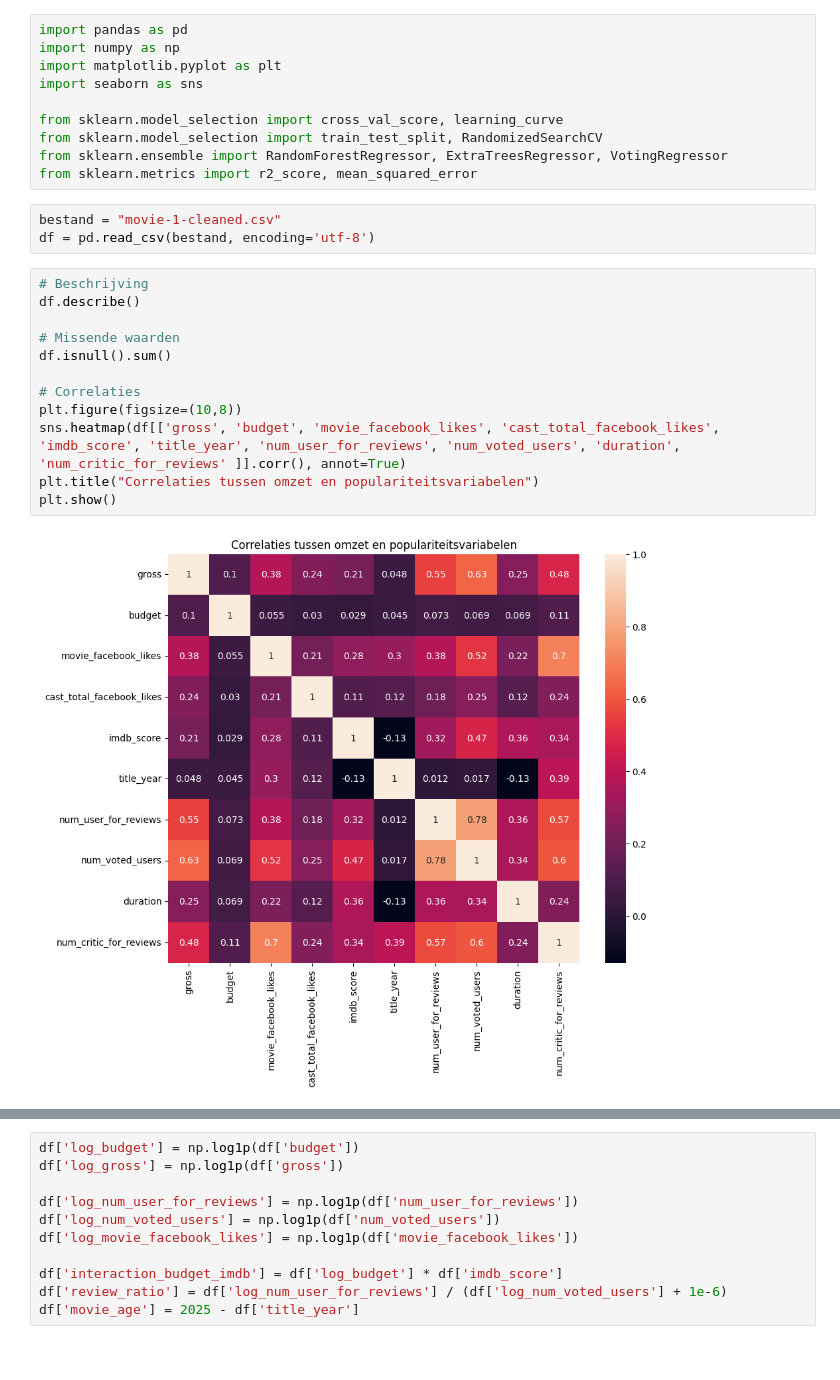
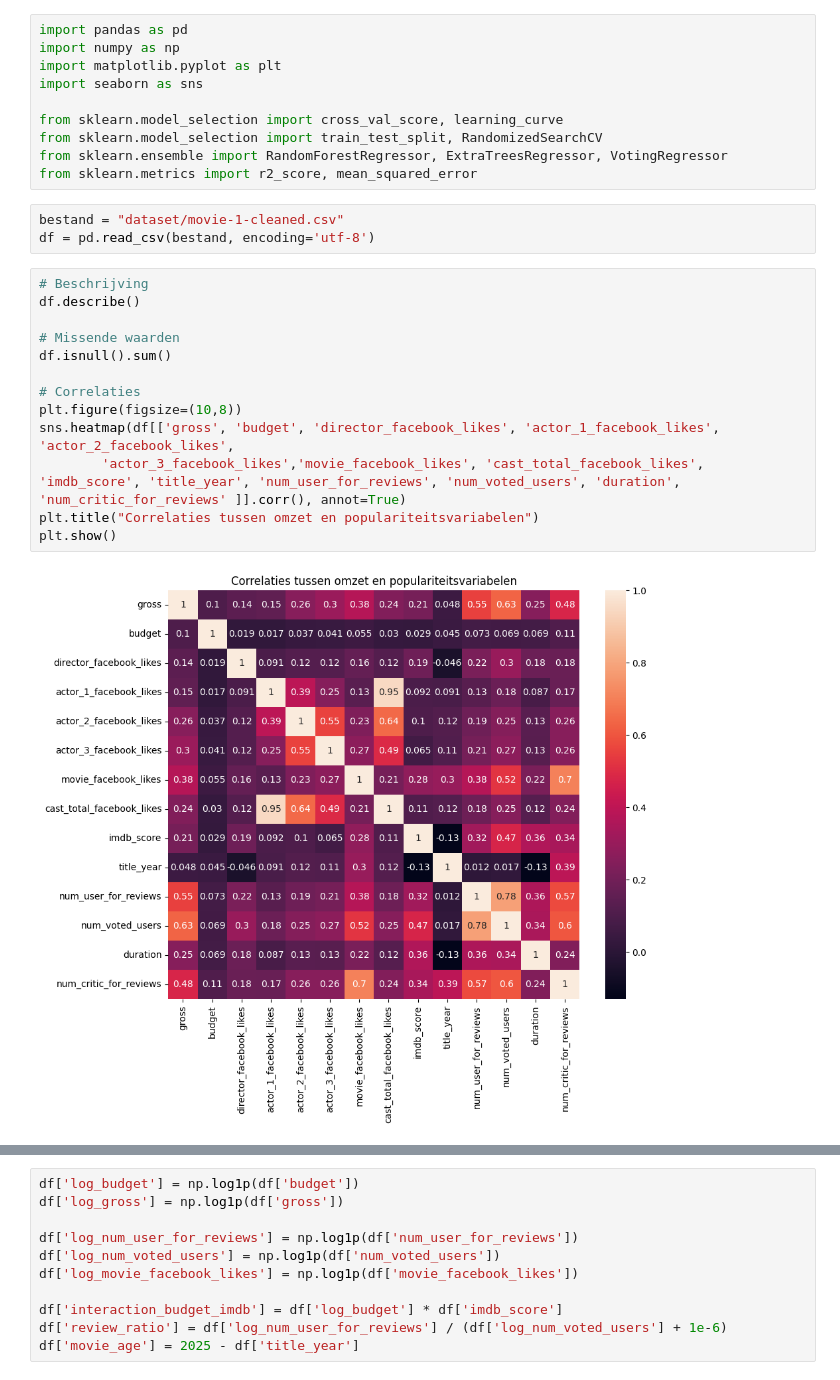
Before and after one commit to CansieJ/Computational-Modelling-film, a Jupyter notebook: Vraag_1.ipynb, the cells around one changed output, grey strips where cells are left out. Saved outputs shown, nothing was run; the diff lists cells and outputs as text.

```diff
--- a/Vraag_1.ipynb
+++ b/Vraag_1.ipynb
@@ -13,19 +15,20 @@ from sklearn.model_selection import train_test_split, RandomizedSearchCV
 from sklearn.ensemble import RandomForestRegressor, ExtraTreesRegressor, VotingRegressor
 from sklearn.metrics import r2_score, mean_squared_error
 # %%
-bestand = "movie-1-cleaned.csv"
+bestand = "dataset/movie-1-cleaned.csv"
 df = pd.read_csv(bestand, encoding='utf-8')
 # %%
 # Beschrijving
 df.describe()
 
 # Missende waarden
 df.isnull().sum()
 
 # Correlaties
 plt.figure(figsize=(10,8))
-sns.heatmap(df[['gross', 'budget', 'movie_facebook_likes', 'cast_total_facebook_likes', 'imdb_score', 'title_year', 'num_user_for_reviews', 'num_voted_users', 'duration', 'num_critic_for_reviews' ]].corr(), annot=True)
+sns.heatmap(df[['gross', 'budget', 'director_facebook_likes', 'actor_1_facebook_likes', 'actor_2_facebook_likes',
+        'actor_3_facebook_likes','movie_facebook_likes', 'cast_total_facebook_likes', 'imdb_score', 'title_year', 'num_user_for_reviews', 'num_voted_users', 'duration', 'num_critic_for_reviews' ]].corr(), annot=True)
 plt.title("Correlaties tussen omzet en populariteitsvariabelen")
 plt.show()
 # %% [output]
-[figure, old version]
+[figure, new version]
```
Also changed, not shown: parts of 16 cells of this notebook, 6 other files.
